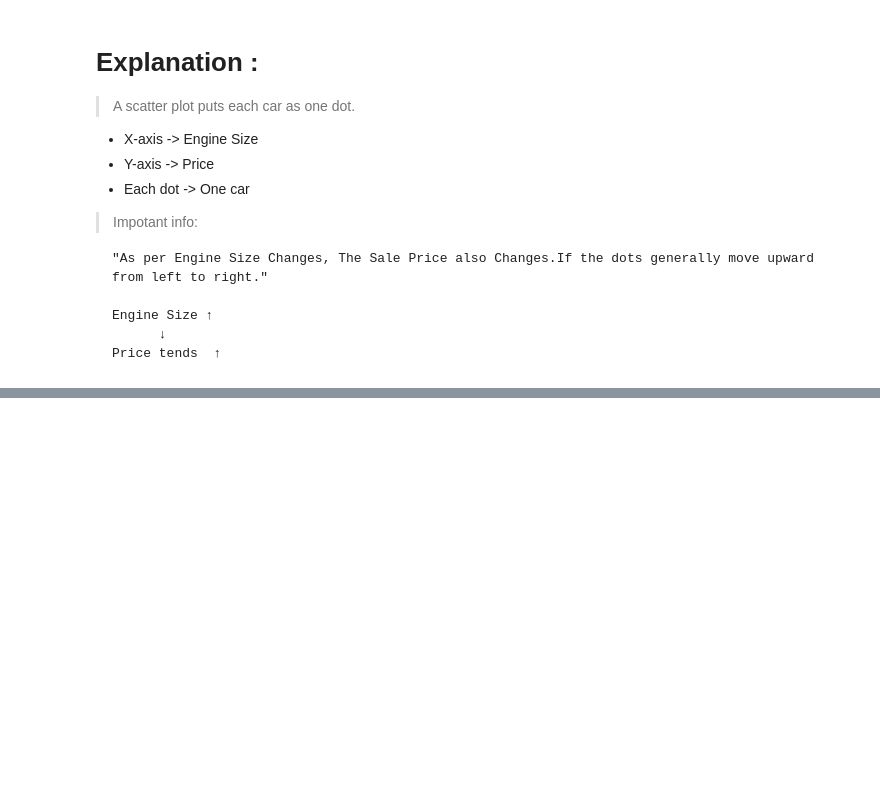
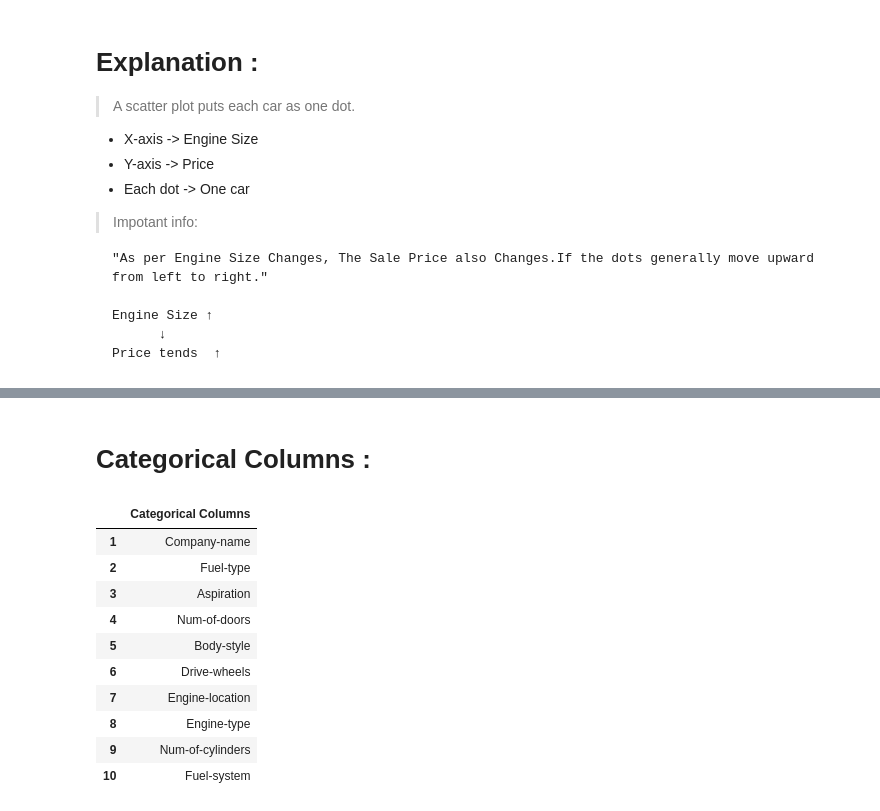
Before and after one commit to harshaslekar5968-crypto/Auto_Price_Prediction_Project, a Jupyter notebook: Auto_Price_Prediction_Model.ipynb, the cells around one changed output, grey strips where cells are left out. Saved outputs shown, nothing was run; the diff lists cells and outputs as text; code cells hidden in the pictures; blank space fills up the shorter version.

```diff
--- a/Auto_Price_Prediction_Model.ipynb
+++ b/Auto_Price_Prediction_Model.ipynb
@@ -273,0 +307,17 @@ plt.show()
+# %% [markdown]
+# Categorical Columns :
+# %%
+Categorical_Columns=df.select_dtypes(include=["object"]).columns.tolist()
+pd.DataFrame(Categorical_Columns,columns=["Categorical Columns"],index=range(1,len(Categorical_Columns)+1))
+# %% [output]
+|  | Categorical Columns |
+| 1 | Company-name |
+| 2 | Fuel-type |
+| 3 | Aspiration |
+| 4 | Num-of-doors |
+| 5 | Body-style |
+| 6 | Drive-wheels |
+| 7 | Engine-location |
+| 8 | Engine-type |
+| 9 | Num-of-cylinders |
+| 10 | Fuel-system |
```
Also changed, not shown: parts of 21 cells of this notebook.
